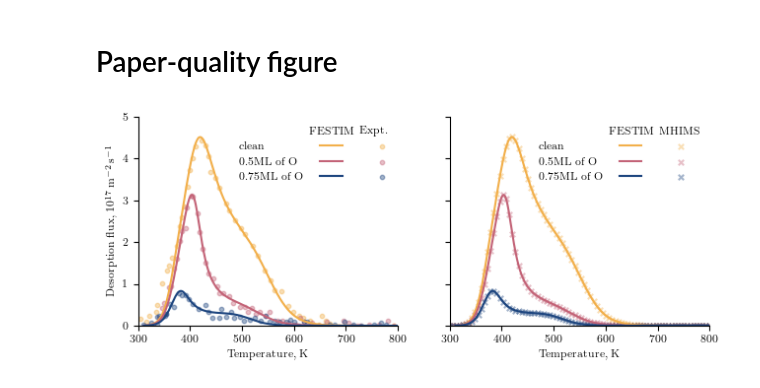
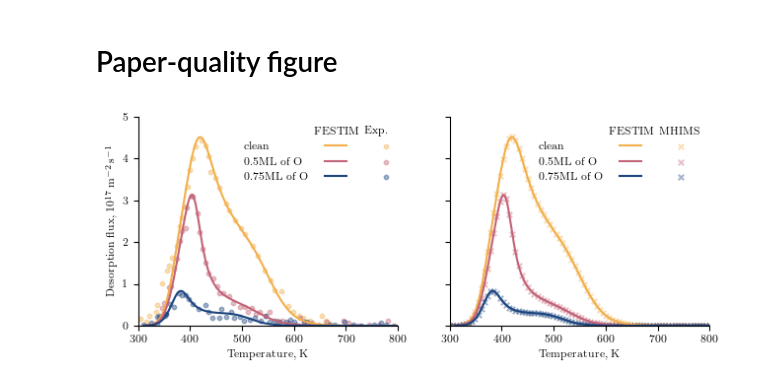
Before and after one commit to KulaginVladimir/FESTIM-SurfaceKinetics-Validation, a Jupyter notebook: D_WO/D_WO.ipynb, the cells around one changed output. Drawn from its saved outputs; the diff is of its cells as text; code cells hidden in the pictures.

Commit message:
expt. -> exp.

```diff
--- a/D_WO/D_WO.ipynb
+++ b/D_WO/D_WO.ipynb
@@ -381,32 +381,32 @@ extra = Rectangle((0, 0), 1, 1, fc="w", fill=False, edgecolor="none", linewidth=
 empty_label = [""]
 label_col1 = ["", "clean", "0.5ML of O", "0.75ML of O"]
 label_col2 = ["FESTIM"]
-label_col3 = ["Expt.", "MHIMS"]
+label_col3 = ["Exp.", "MHIMS"]
 names = ["experiment", "MHIMS"]
 
 for i, axis in enumerate(axs):
     h, l = axis.get_legend_handles_labels()
     handles = [extra] * 5 + h[0::2] + [extra] + h[1::2] + [extra]
     labels = np.concatenate(
         [label_col1, label_col2, empty_label * 3, [label_col3[i]], empty_label * 3]
     )
     axis.set_xlabel("Temperature, K")
     axis.set_xlim(300, 800)
     axis.legend(
         handles,
         labels,
         fancybox=False,
         ncols=3,
         handletextpad=-3,
         frameon=False,
         columnspacing=1.5,
     )
     axis.spines[["right", "top"]].set_visible(False)
     axis.set_ylim(0, 5)
 
 axs[0].set_ylabel(r"Desorption flux, $10^{17}\,\si{m^{-2}.s{^{-1}}}$")
 
 # plt.savefig("./D_WO.pdf", dpi=1000, bbox_inches="tight", pad_inches=0.01)
 plt.show()
 # %% [output]
-[figure, old version]
+[figure, new version]
```
Also changed, not shown: parts of 1 cell of this notebook, 1 other file.
